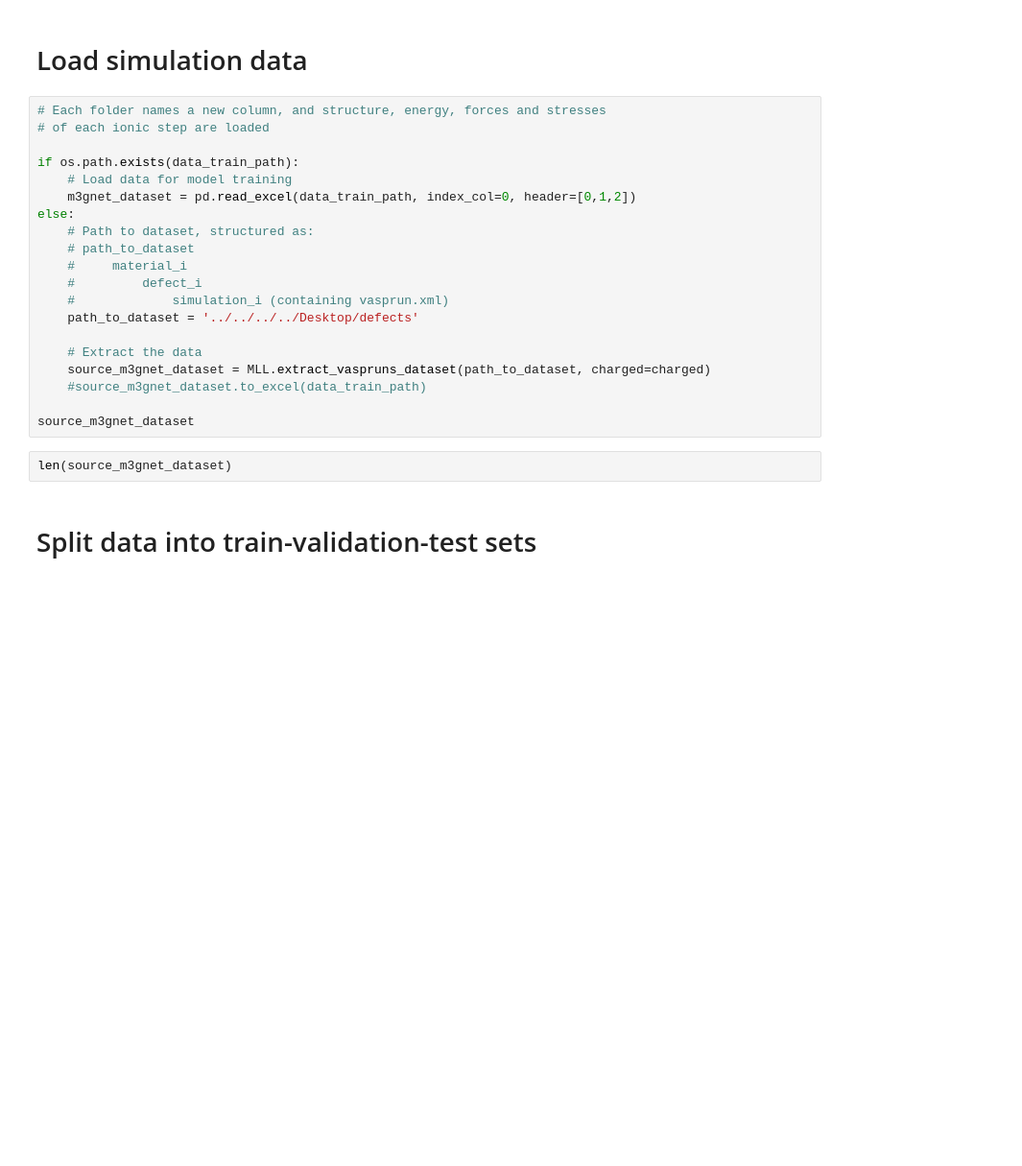
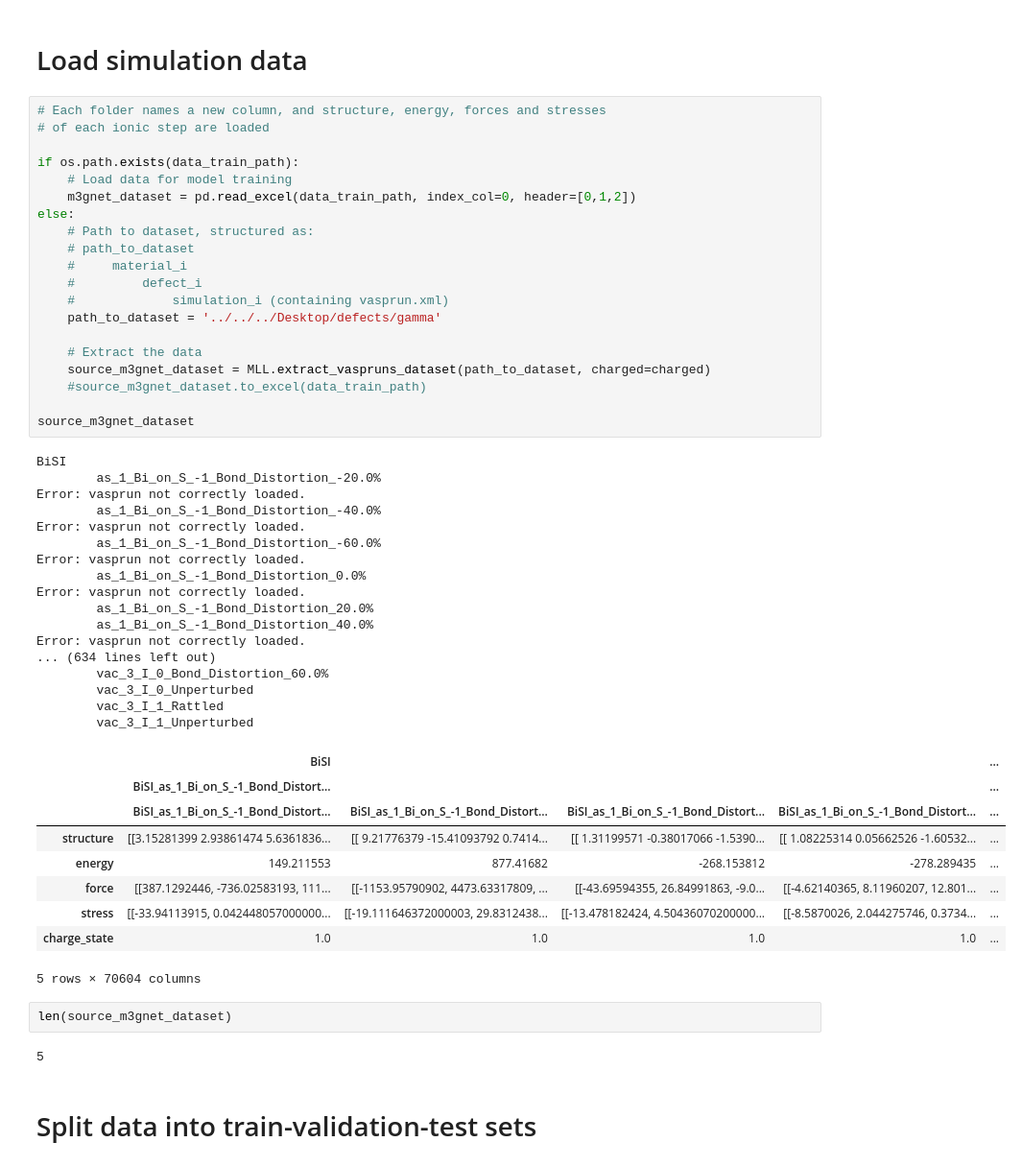
Before and after one commit to CibranLopez/m3gnet, a Jupyter notebook: train_IAP_fine-tuning.ipynb, the cells around one changed output. Shown at 96% size. Drawn from its saved outputs; the diff is of its cells as text; blank space fills up the shorter version.

```diff
--- a/train_IAP_fine-tuning.ipynb
+++ b/train_IAP_fine-tuning.ipynb
@@ -59,25 +61,54 @@ current_version = 1
 # %%
 # Each folder names a new column, and structure, energy, forces and stresses
 # of each ionic step are loaded
 
 if os.path.exists(data_train_path):
     # Load data for model training
     m3gnet_dataset = pd.read_excel(data_train_path, index_col=0, header=[0,1,2])
 else:
     # Path to dataset, structured as:
     # path_to_dataset
     #     material_i
     #         defect_i
     #             simulation_i (containing vasprun.xml)
-    path_to_dataset = '../../../../Desktop/defects'
+    path_to_dataset = '../../../Desktop/defects/gamma'
 
     # Extract the data
     source_m3gnet_dataset = MLL.extract_vaspruns_dataset(path_to_dataset, charged=charged)
     #source_m3gnet_dataset.to_excel(data_train_path)
 
 source_m3gnet_dataset
+# %% [output]
+BiSI
+        as_1_Bi_on_S_-1_Bond_Distortion_-20.0%
+Error: vasprun not correctly loaded.
+        as_1_Bi_on_S_-1_Bond_Distortion_-40.0%
+Error: vasprun not correctly loaded.
+        as_1_Bi_on_S_-1_Bond_Distortion_-60.0%
+Error: vasprun not correctly loaded.
+        as_1_Bi_on_S_-1_Bond_Distortion_0.0%
+Error: vasprun not correctly loaded.
+        as_1_Bi_on_S_-1_Bond_Distortion_20.0%
+        as_1_Bi_on_S_-1_Bond_Distortion_40.0%
+Error: vasprun not correctly loaded.
+... (634 lines left out)
+        vac_3_I_0_Bond_Distortion_60.0%
+        vac_3_I_0_Unperturbed
+        vac_3_I_1_Rattled
+        vac_3_I_1_Unperturbed
+|  | BiSI |  |  |  | ... |
+|  | BiSI_as_1_Bi_on_S_-1_Bond_Distort... |  |  |  | ... |
+|  | BiSI_as_1_Bi_on_S_-1_Bond_Distort... | BiSI_as_1_Bi_on_S_-1_Bond_Distort... | BiSI_as_1_Bi_on_S_-1_Bond_Distort... | BiSI_as_1_Bi_on_S_-1_Bond_Distort... | ... |
+| structure | [[3.15281399 2.93861474 5.6361836... | [[ 9.21776379 -15.41093792 0.7414... | [[ 1.31199571 -0.38017066 -1.5390... | [[ 1.08225314 0.05662526 -1.60532... | ... |
+| energy | 149.211553 | 877.41682 | -268.153812 | -278.289435 | ... |
+| force | [[387.1292446, -736.02583193, 111... | [[-1153.95790902, 4473.63317809, ... | [[-43.69594355, 26.84991863, -9.0... | [[-4.62140365, 8.11960207, 12.801... | ... |
+| stress | [[-33.94113915, 0.042448057000000... | [[-19.111646372000003, 29.8312438... | [[-13.478182424, 4.50436070200000... | [[-8.5870026, 2.044275746, 0.3734... | ... |
+| charge_state | 1.0 | 1.0 | 1.0 | 1.0 | ... |
+5 rows × 70604 columns
 # %%
 len(source_m3gnet_dataset)
+# %% [output]
+5
 # %% [markdown]
 # Split data into train-validation-test sets
 # %% [markdown]
```
Also changed, not shown: parts of 6 cells of this notebook, 13 other files.
